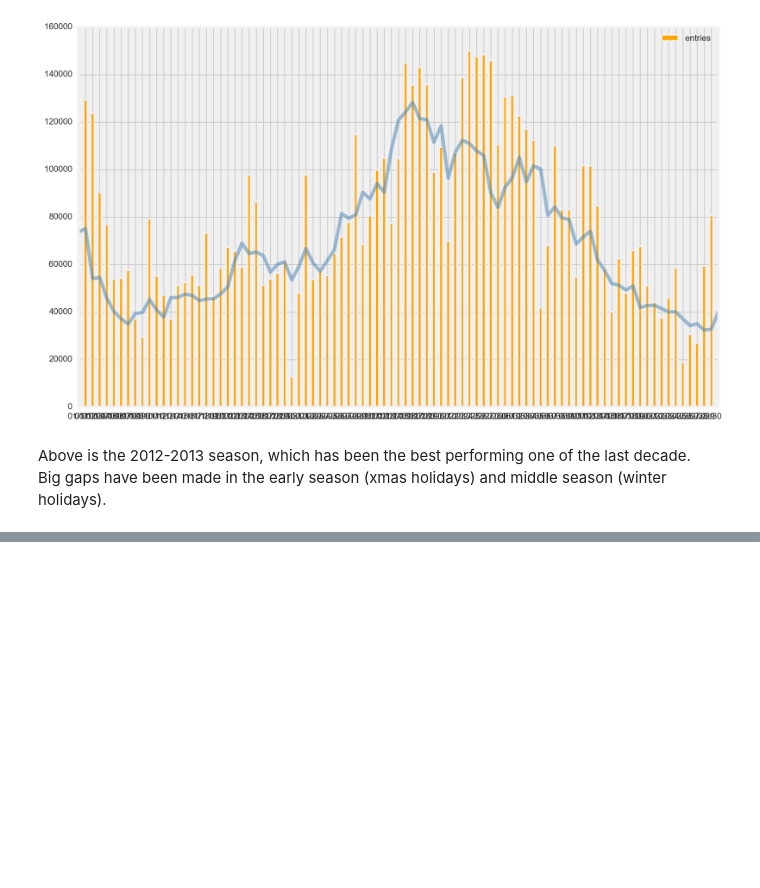
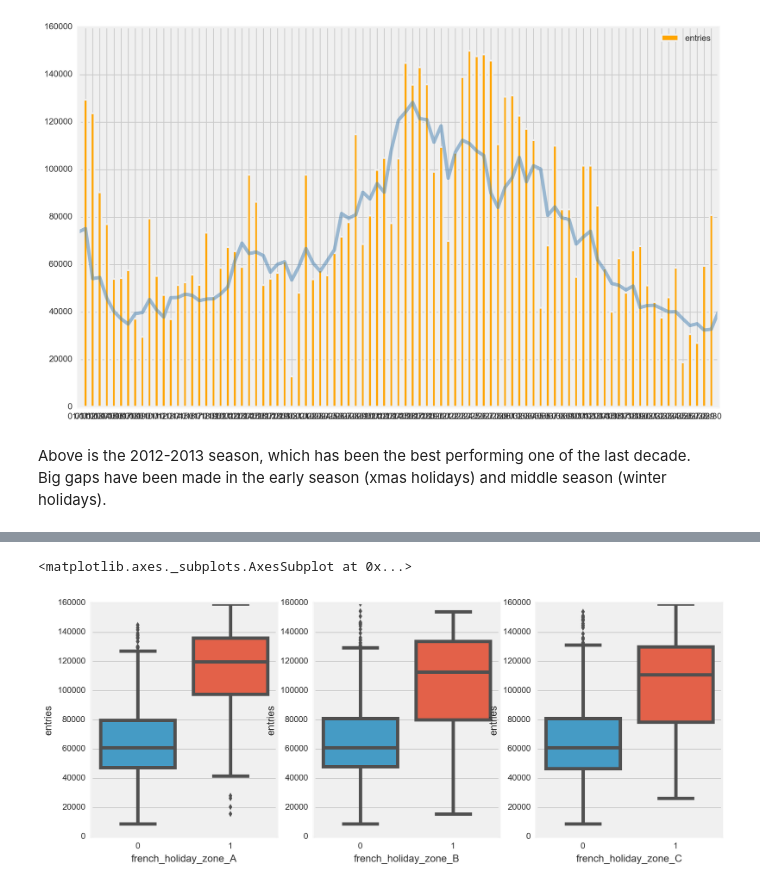
Before and after one commit to medhimugnier/capstone, a Jupyter notebook: 6.1_mm_eda_report_20170125.ipynb, the cells around one changed output, grey strips where cells are left out. Saved outputs shown, nothing was run; the diff lists cells and outputs as text; code cells hidden in the pictures; blank space fills up the shorter version.

```diff
--- a/6.1_mm_eda_report_20170125.ipynb
+++ b/6.1_mm_eda_report_20170125.ipynb
@@ -306,0 +350,8 @@ Big gaps have been made in the early season (xmas holidays) and middle season (w
+# %%
+fig, axs = plt.subplots(ncols = 3, figsize = (12,5))
+sns.boxplot(x = 'french_holiday_zone_A', y = 'entries' , data = dg, ax = axs[0])
+sns.boxplot(x = 'french_holiday_zone_B', y = 'entries' , data = dg, ax = axs[1])
+sns.boxplot(x = 'french_holiday_zone_C', y = 'entries' , data = dg, ax = axs[2])
+# %% [output]
+<matplotlib.axes._subplots.AxesSubplot at 0x...>
+[figure, added]
```
Also changed, not shown: parts of 44 cells of this notebook.
